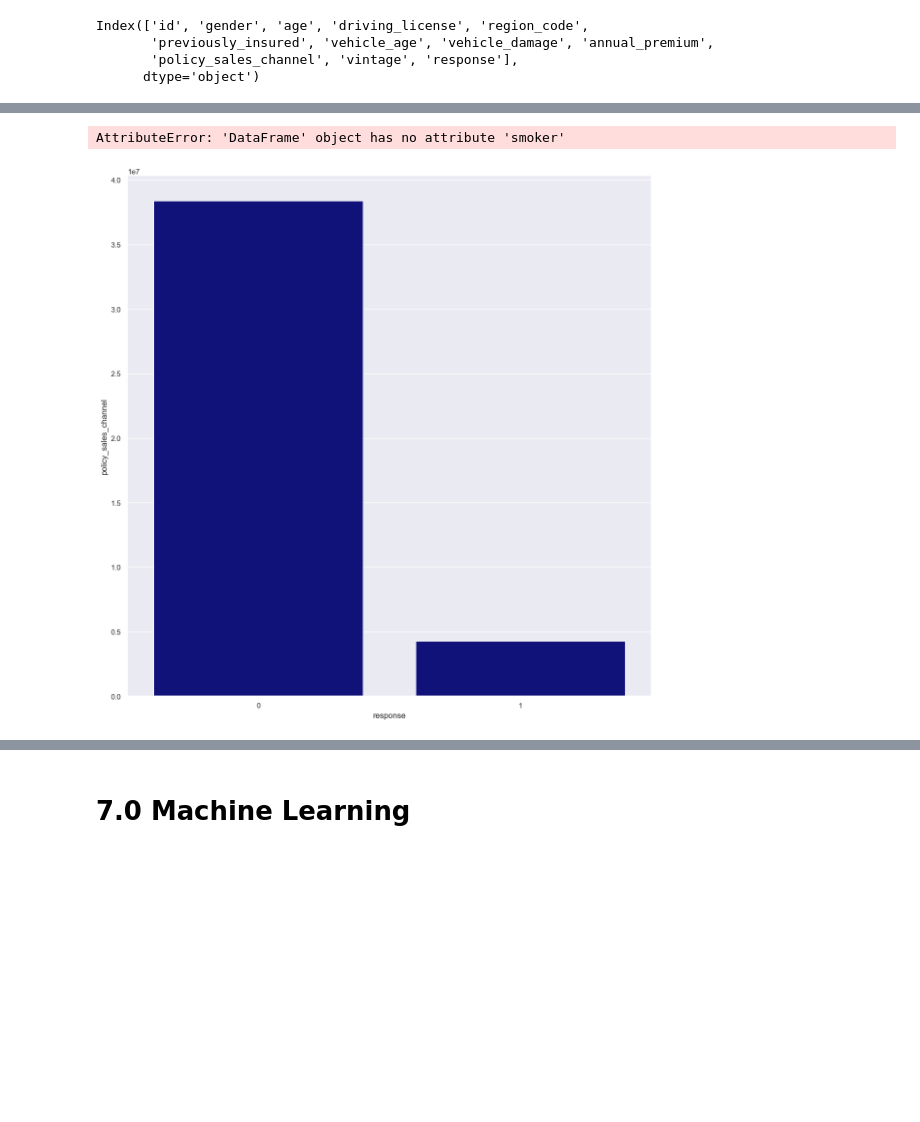
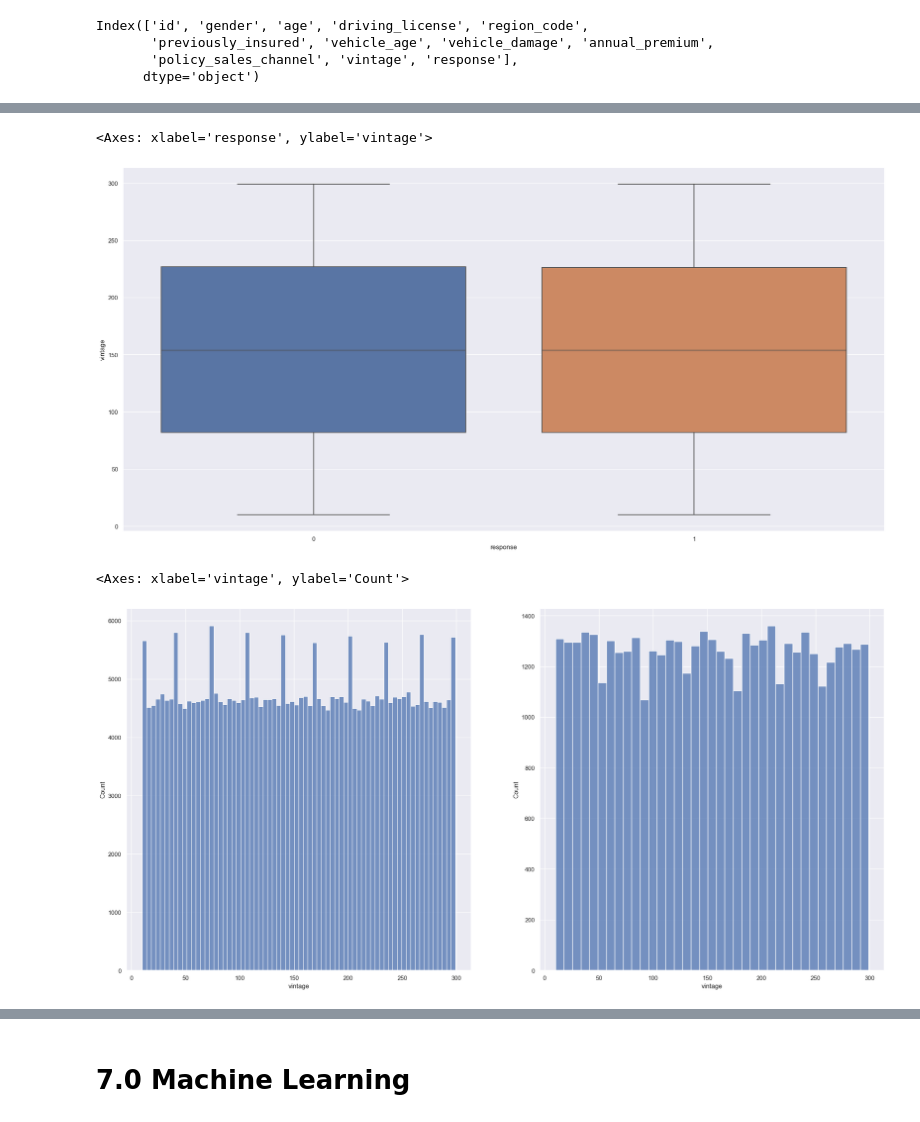
Before and after one commit to franciscofijamo/Health_Insurance_Cross_Sell, a Jupyter notebook: health_insurance_cross_sell/notebooks/1.0.fc_health_insurance_cross_sell-1.ipynb, the cells around one changed output, grey strips where cells are left out. Cells and saved outputs as stored; diff of their text form; code cells hidden in the pictures; blank space fills up the shorter version.

```diff
--- a/health_insurance_cross_sell/notebooks/1.0.fc_health_insurance_cross_sell-1.ipynb
+++ b/health_insurance_cross_sell/notebooks/1.0.fc_health_insurance_cross_sell-1.ipynb
@@ -288,32 +288,20 @@ sns.barplot(x= 'response', y='policy_sales_channel', data = aux)
-# %%
-# from raw value to percentage
-
-# set plot style: grey grid in the background:
-sns.set(style="darkgrid")
-
-# set the figure size
-plt.figure(figsize=(14, 14))
-
-# top bar -> sum all values(smoker=No and smoker=Yes) to find y position of the bars
-total = df4.groupby('response')['policy_sales_channel'].sum().reset_index()
-
-# bar chart 1 -> top bars (group of 'smoker=No')
-bar1 = sns.barplot(x="response",  y="policy_sales_channel", data=total, color='darkblue')
-
-# bottom bar ->  take only smoker=Yes values from the data
-smoker = df4[df4.smoker=='Yes']
-
-# bar chart 2 -> bottom bars (group of 'smoker=Yes')
-bar2 = sns.barplot(x="response", y="policy_sales_channel", data=smoker, estimator=sum, ci=None,  color='lightblue')
-
-# add legend
-top_bar = mpatches.Patch(color='darkblue', label='smoker = No')
-bottom_bar = mpatches.Patch(color='lightblue', label='smoker = Yes')
-plt.legend(handles=[top_bar, bottom_bar])
-
-
-# show the graph
-plt.show()
-# %% [output]
-AttributeError: 'DataFrame' object has no attribute 'smoker'
-[figure, removed]
+# %%
+# vintage
+
+sns.boxplot(x='response', y = 'vintage', data = df4)
+
+# df4['vintage']
+# %% [output]
+<Axes: xlabel='response', ylabel='vintage'>
+[figure, added]
+# %%
+plt.subplot(1,2,1)
+aux00 = df4.loc[df4['response'] ==0, 'vintage']
+sns.histplot(aux00)
+
+plt.subplot(1,2,2)
+aux00 = df4.loc[df4['response'] ==1, 'vintage']
+sns.histplot(aux00)
+# %% [output]
+<Axes: xlabel='vintage', ylabel='Count'>
+[figure, added]
```
Also changed, not shown: parts of 32 cells of this notebook, 1 other file.
